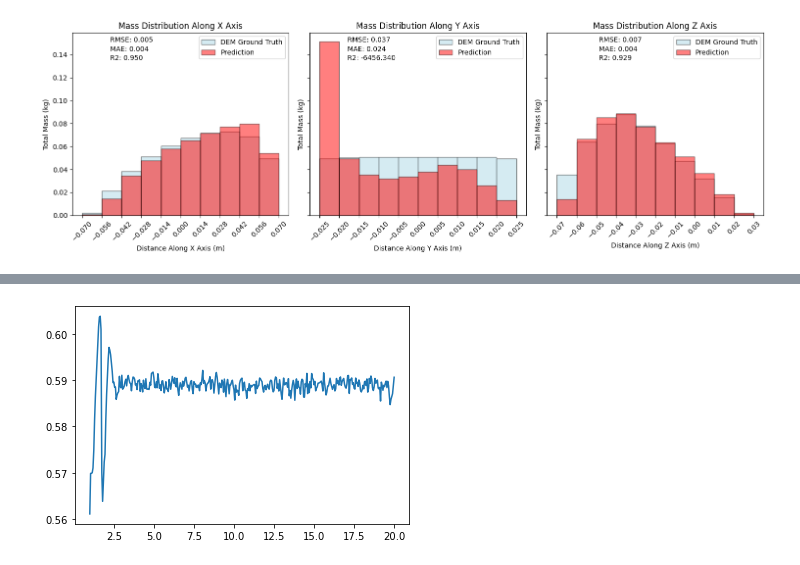
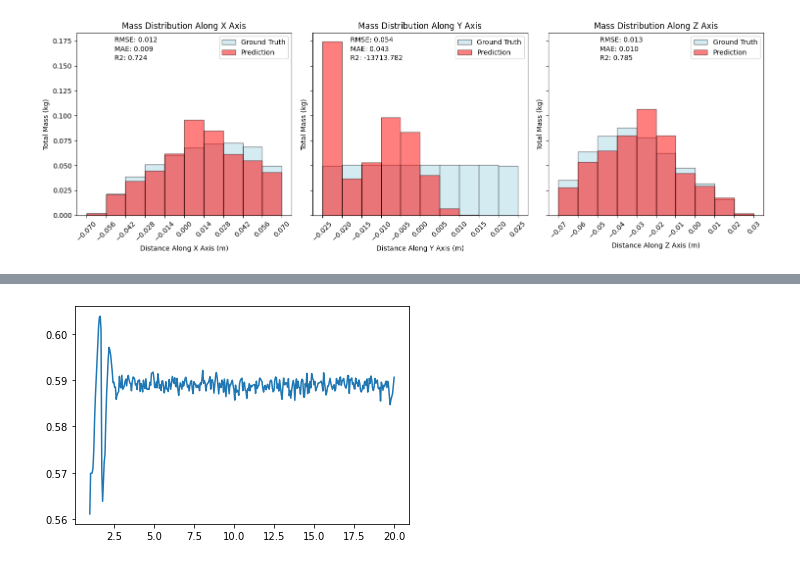
Before and after one commit to elispelis/DEM-Dissertation, a Jupyter notebook: src/density_distribution.ipynb, the cells around one changed output, grey strips where cells are left out. Saved outputs shown, nothing was run; the diff lists cells and outputs as text; code cells hidden in the pictures.

Commit message:
plots

```diff
--- a/src/density_distribution.ipynb
+++ b/src/density_distribution.ipynb
@@ -43,6 +43,7 @@ z_max = np.amax(t1_data[:, 2])
 #predicted_path = rf"V:\GrNN_EDEM-Sims\{sim_name}_data\Export_Data\RNNSR_plots\35_12_35_sl15_3_6.5_0.05s_plots_30ep_128batch\timestep_data\20.00.csv"
 predicted_path = rf"V:\GrNN_EDEM-Sims\{sim_name}_data\Export_Data\RNNSR_plots\23_8_23_sl15_3_5_0.05s_plots_20ep_64batch\timestep_data\20.00.npy"
 predicted_path = rf"V:\GrNN_EDEM-Sims\{sim_name}_data\Export_Data\RNNSR_plots\35_12_35_sl30_3_6.5_0.05s_plots_30ep_128batch\timestep_data\20.00.npy"
+predicted_path = rf"V:\GrNN_EDEM-Sims\{sim_name}_data\Export_Data\RNNSR_plots\35_12_35_sl25_3_5_0.03s_plots_20ep_128batch\timestep_data\20.01.npy"
 
 
 t2_data = np.load(predicted_path)
@@ -138,38 +154,38 @@ for i, direction in enumerate(domains.keys()):
     masses_pred = [np.sum(slice[:, 3]) for slice in slices_pred]
 
     # plot bar graph
-    axs[i].bar(bins[:-1], masses_dem, width=np.diff(bins), edgecolor="k", align="edge", color=colors[0], label='DEM Ground Truth', alpha=0.5)
+    axs[i].bar(bins[:-1], masses_dem, width=np.diff(bins), edgecolor="k", align="edge", color=colors[0], label='Ground Truth', alpha=0.5)
     axs[i].bar(bins[:-1], masses_pred, width=np.diff(bins), edgecolor="k", align="edge", color=colors[1], label='Prediction', alpha=0.5)
 
     # graph setting
     axs[i].set_xlabel(f'Distance Along {direction.capitalize()} Axis (m)')
     axs[i].set_ylabel('Total Mass (kg)')
     axs[i].set_title(f'Mass Distribution Along {direction.capitalize()} Axis')
     axs[i].set_xticks(bins)
     axs[i].tick_params(axis='x', rotation=45)
     axs[i].legend()
 
     rmse, r_squared, mae = get_stats(np.array(masses_dem), np.array(masses_pred))
 
     rmses.append(rmse)
     r_squareds.append(r_squared)
     maes.append(mae)
 
     new_max = axs[i].get_ylim()[1]
 
 
 for i in range(3):
     axs[i].text(x=0.65*axs[i].get_xlim()[0], y=0.95*axs[i].get_ylim()[1], s=f"RMSE: {rmses[i]:.3f}")
     axs[i].text(x=0.65*axs[i].get_xlim()[0], y=0.9*axs[i].get_ylim()[1], s=f"MAE: {maes[i]:.3f}")
     axs[i].text(x=0.65*axs[i].get_xlim()[0], y=0.85*axs[i].get_ylim()[1], s=f"R2: {r_squareds[i]:.3f}")
 
 # Adjust layout to prevent clipping of labels
 plt.tight_layout()
 
 # Display the plot
 plt.show()
 # %% [output]
-[figure, old version]
+[figure, new version]
 # %%
 import os
 from scipy.spatial import ConvexHull
```
Also changed, not shown: parts of 1 cell of this notebook.
